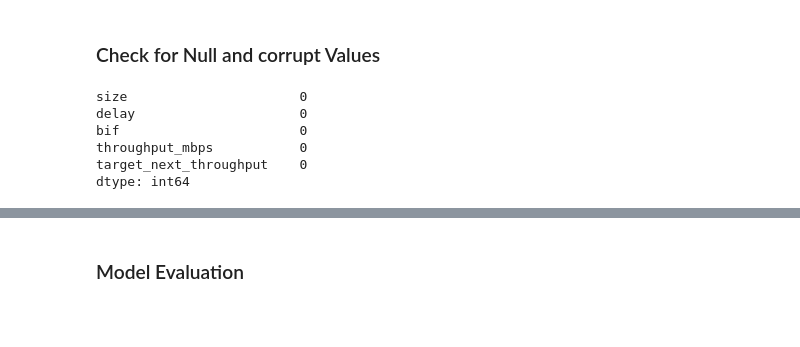
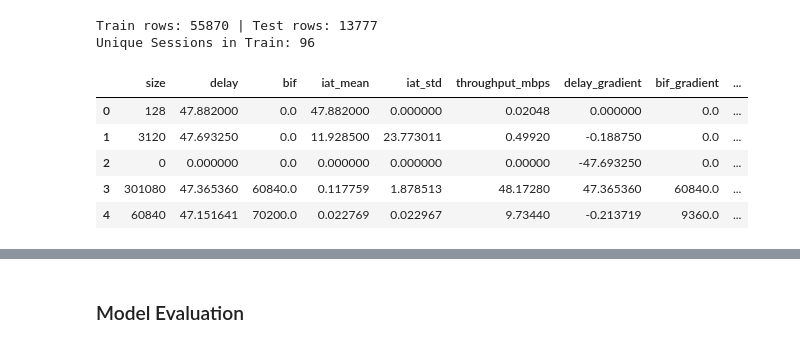
Before and after one commit to Tayebwa-ian/Real_Time_TCP_traffic_Forecasting, a Jupyter notebook: src/training.ipynb, the cells around one changed output, grey strips where cells are left out. Saved outputs shown, nothing was run; the diff lists cells and outputs as text; code cells hidden in the pictures; blank space fills up the shorter version.

```diff
--- a/src/training.ipynb
+++ b/src/training.ipynb
@@ -41,11 +11,19 @@ df.describe()
-# %% [markdown]
-### Check for Null and corrupt Values
-# %%
-print(df.isnull().sum())
-# %% [output]
-size                      0
-delay                     0
-bif                       0
-throughput_mbps           0
-target_next_throughput    0
-dtype: int64
+# %%
+# Load datasets
+train_df = pd.read_csv('train_data/train_data.csv')
+test_df = pd.read_csv('train_data/test_data.csv')
+
+print(f"Train rows: {len(train_df)} | Test rows: {len(test_df)}")
+print(f"Unique Sessions in Train: {train_df['session_id'].nunique()}")
+# %% [output]
+Train rows: 55870 | Test rows: 13777
+Unique Sessions in Train: 96
+# %%
+train_df.head(5)
+# %% [output]
+|  | size | delay | bif | iat_mean | iat_std | throughput_mbps | delay_gradient | bif_gradient | ... |
+| 0 | 128 | 47.882000 | 0.0 | 47.882000 | 0.000000 | 0.02048 | 0.000000 | 0.0 | ... |
+| 1 | 3120 | 47.693250 | 0.0 | 11.928500 | 23.773011 | 0.49920 | -0.188750 | 0.0 | ... |
+| 2 | 0 | 0.000000 | 0.0 | 0.000000 | 0.000000 | 0.00000 | -47.693250 | 0.0 | ... |
+| 3 | 301080 | 47.365360 | 60840.0 | 0.117759 | 1.878513 | 48.17280 | 47.365360 | 60840.0 | ... |
+| 4 | 60840 | 47.151641 | 70200.0 | 0.022769 | 0.022967 | 9.73440 | -0.213719 | 9360.0 | ... |
```
Also changed, not shown: parts of 31 cells of this notebook, 9 other files.
